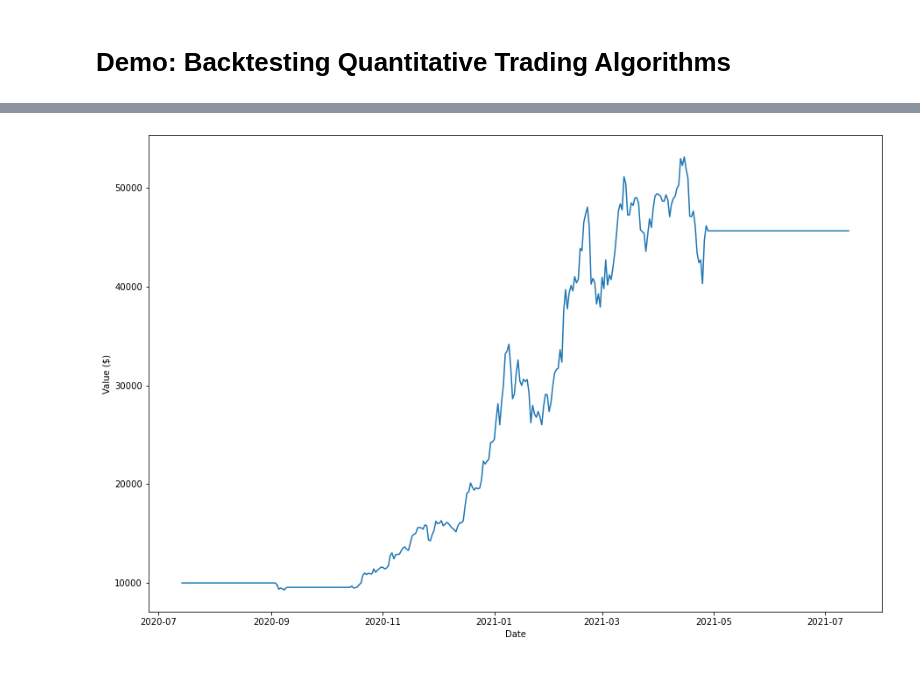
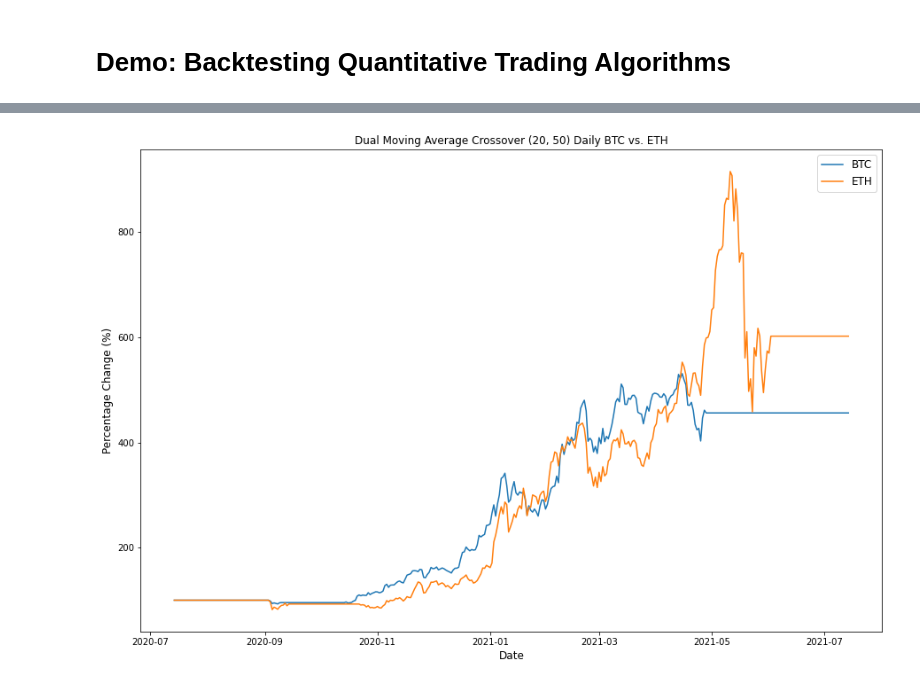
Before and after one commit to ShabbirHasan1/trading-algos, a Jupyter notebook: demo.ipynb, the cells around one changed output, grey strips where cells are left out. Saved outputs shown, nothing was run; the diff lists cells and outputs as text; code cells hidden in the pictures.

```diff
--- a/demo.ipynb
+++ b/demo.ipynb
@@ -22,3 +17,4 @@ def read_bars(barpath):
 # %%
-df_btc = read_bars("data/BTCUSD_daily_bars.csv")
-df_eth = read_bars("data/ETHUSD_daily_bars.csv")
+# Read data
+df_btc = utils.read_bars("data/BTCUSD_daily_bars.csv")
+df_eth = utils.read_bars("data/ETHUSD_daily_bars.csv")
@@ -175,7 +21,19 @@ result.head()
-# %%
-fig, ax = plt.subplots(figsize=(15, 10))
-ax.plot(result.Date, result['Portfolio Value'])
-ax.set_ylabel("Value ($)")
-ax.set_xlabel("Date");
-# %% [output]
-[figure, removed]
+# %%
+# Run backtests
+result_btc = utils.run_backtest(df_btc, dma_crossover)
+result_eth = utils.run_backtest(df_eth, dma_crossover)
+# %%
+# Compute percent change
+result_btc['Percent Change'] = result_btc['Portfolio Value'].apply(lambda x: 100 * x / result_btc['Portfolio Value'].iloc[0])
+result_eth['Percent Change'] = result_eth['Portfolio Value'].apply(lambda x: 100 * x / result_eth['Portfolio Value'].iloc[0])
+
+# Plot percent change
+fig, ax = plt.subplots(figsize=(15, 10))
+ax.plot(result_btc['Date'], result_btc['Percent Change'], label="BTC")
+ax.plot(result_eth['Date'], result_eth['Percent Change'], label="ETH")
+ax.legend(fontsize='large')
+ax.set_xlabel("Date", fontsize='large')
+ax.set_ylabel("Percentage Change (%)", fontsize='large')
+ax.set_title("Dual Moving Average Crossover (20, 50) Daily BTC vs. ETH", fontsize='large');
+# %% [output]
+[figure, added]
```
Also changed, not shown: parts of 13 cells of this notebook, 3 other files.
